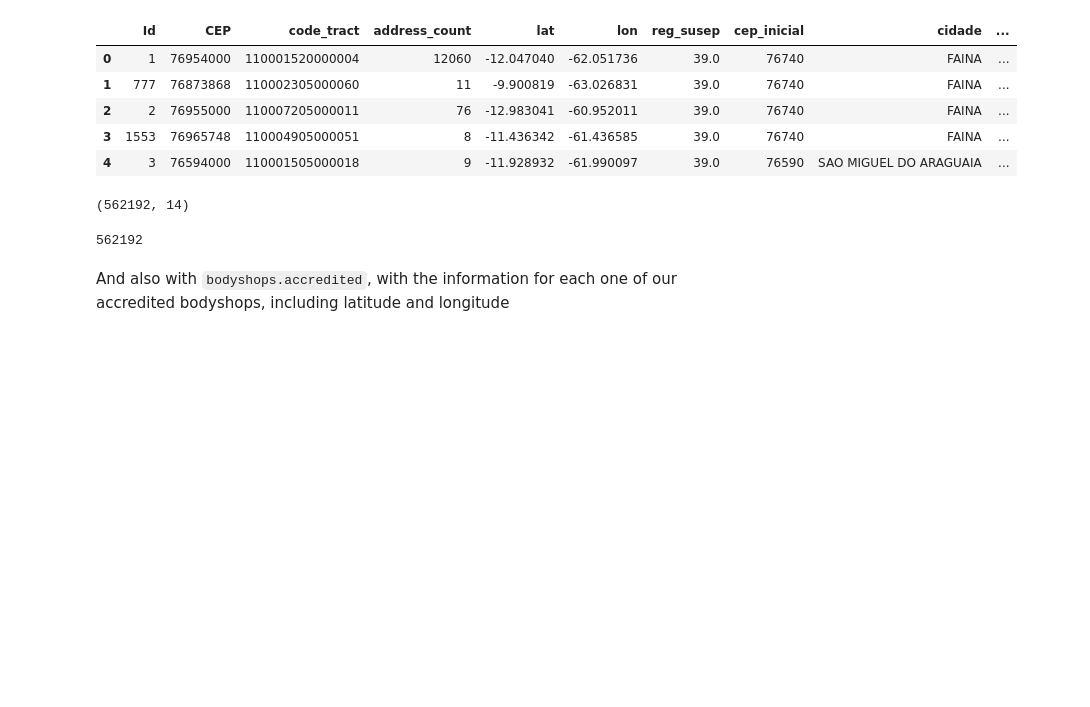
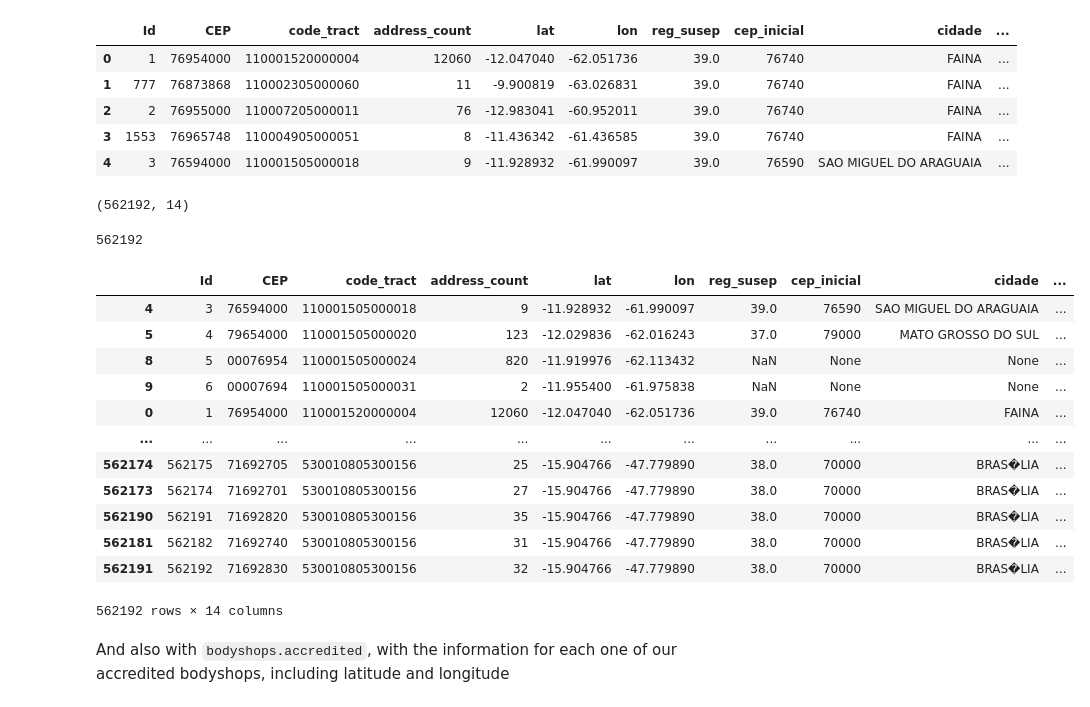
Before and after one commit to AlbertoSCF/location_data_analysis, a Jupyter notebook: 1-cep_codes_table_ETL.ipynb, the cells around one changed output. Saved outputs shown, nothing was run; the diff lists cells and outputs as text; code cells hidden in the pictures; blank space fills up the shorter version.

```diff
--- a/1-cep_codes_table_ETL.ipynb
+++ b/1-cep_codes_table_ETL.ipynb
@@ -38,6 +38,22 @@ susep_geo_info.CEP.nunique()
 | 4 | 3 | 76594000 | 110001505000018 | 9 | -11.928932 | -61.990097 | 39.0 | 76590 | SAO MIGUEL DO ARAGUAIA | ... |
 (562192, 14)
 562192
+# %%
+susep_geo_info.sort_values('code_tract')
+# %% [output]
+|  | Id | CEP | code_tract | address_count | lat | lon | reg_susep | cep_inicial | cidade | ... |
+| 4 | 3 | 76594000 | 110001505000018 | 9 | -11.928932 | -61.990097 | 39.0 | 76590 | SAO MIGUEL DO ARAGUAIA | ... |
+| 5 | 4 | 79654000 | 110001505000020 | 123 | -12.029836 | -62.016243 | 37.0 | 79000 | MATO GROSSO DO SUL | ... |
+| 8 | 5 | 00076954 | 110001505000024 | 820 | -11.919976 | -62.113432 | NaN | None | None | ... |
+| 9 | 6 | 00007694 | 110001505000031 | 2 | -11.955400 | -61.975838 | NaN | None | None | ... |
+| 0 | 1 | 76954000 | 110001520000004 | 12060 | -12.047040 | -62.051736 | 39.0 | 76740 | FAINA | ... |
+| ... | ... | ... | ... | ... | ... | ... | ... | ... | ... | ... |
+| 562174 | 562175 | 71692705 | 530010805300156 | 25 | -15.904766 | -47.779890 | 38.0 | 70000 | BRAS�LIA | ... |
+| 562173 | 562174 | 71692701 | 530010805300156 | 27 | -15.904766 | -47.779890 | 38.0 | 70000 | BRAS�LIA | ... |
+| 562190 | 562191 | 71692820 | 530010805300156 | 35 | -15.904766 | -47.779890 | 38.0 | 70000 | BRAS�LIA | ... |
+| 562181 | 562182 | 71692740 | 530010805300156 | 31 | -15.904766 | -47.779890 | 38.0 | 70000 | BRAS�LIA | ... |
+| 562191 | 562192 | 71692830 | 530010805300156 | 32 | -15.904766 | -47.779890 | 38.0 | 70000 | BRAS�LIA | ... |
+562192 rows × 14 columns
 # %% [markdown]
 And also with `bodyshops.accredited`, with the information for each one of our accredited bodyshops, including latitude and longitude
 # %%
```
Also changed, not shown: 2 other files.
